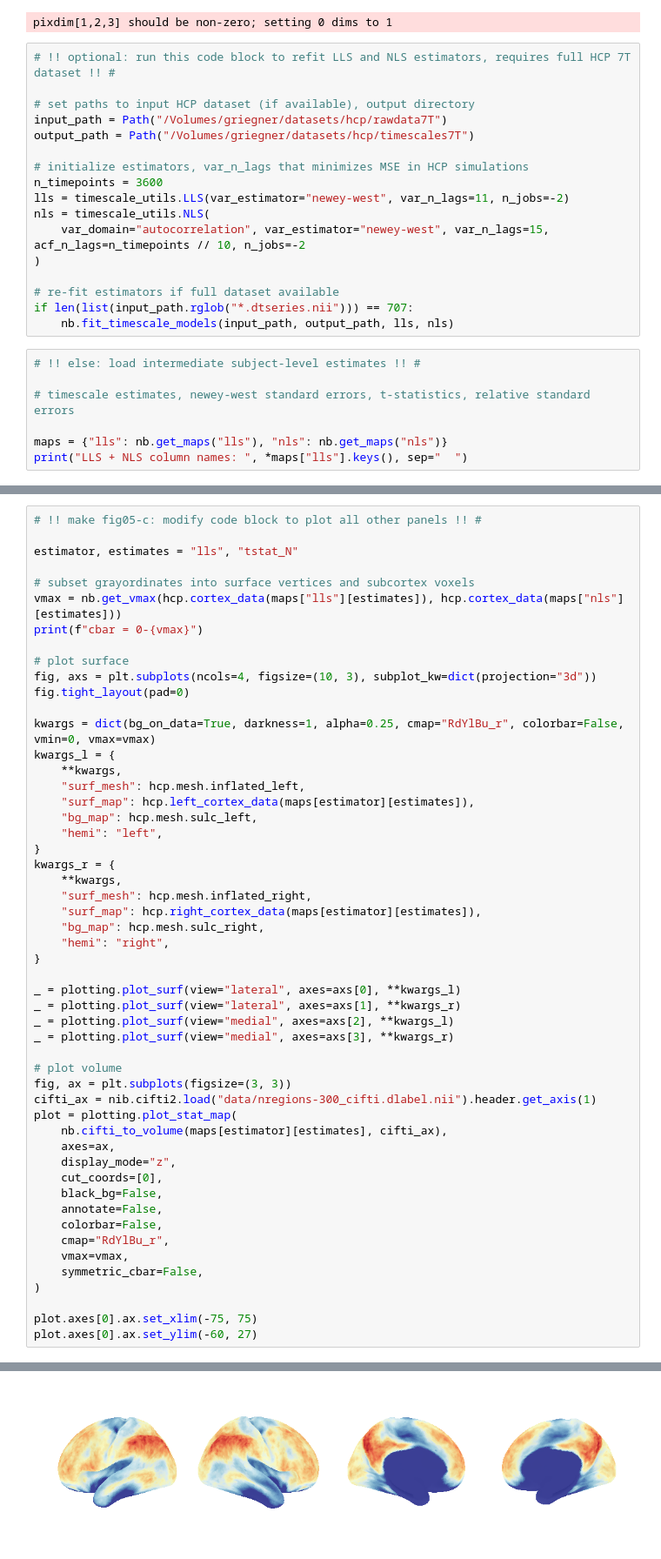
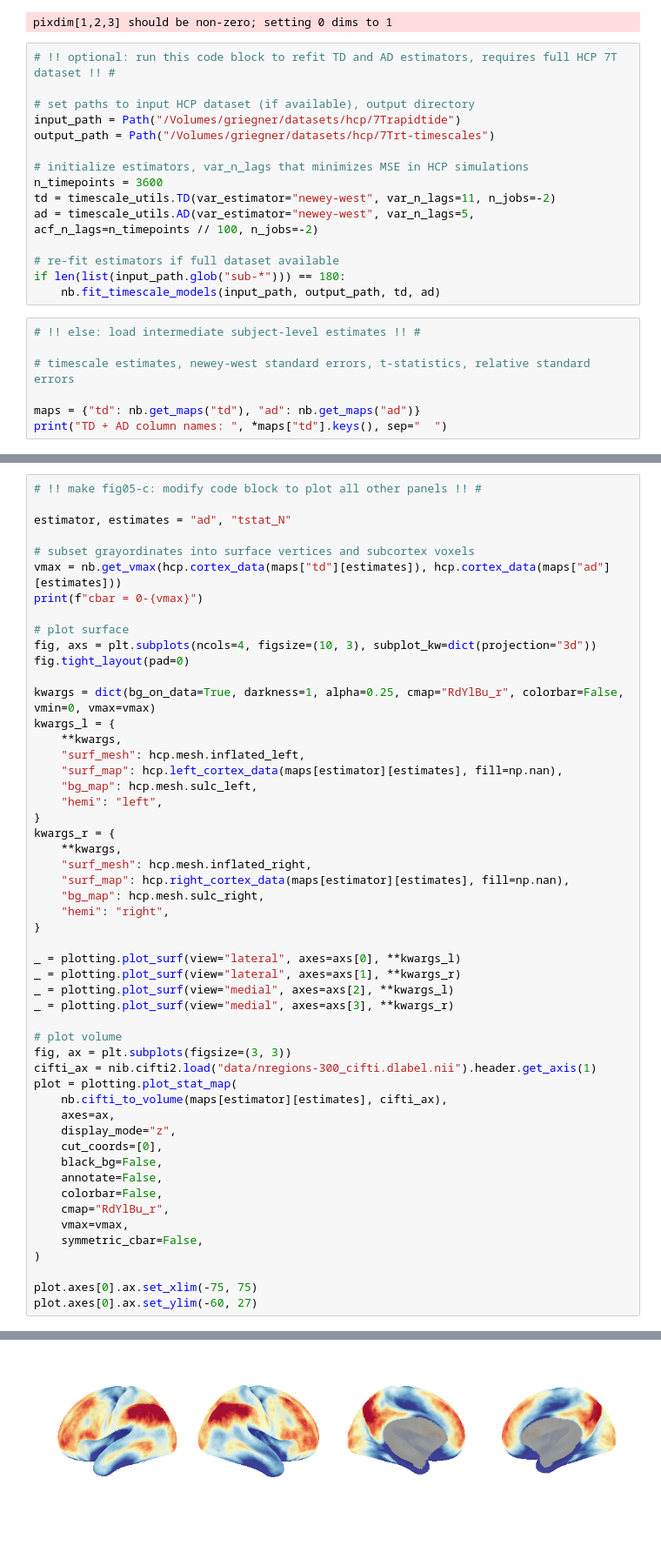
Before and after one commit to griegner/fmri-timescales, a Jupyter notebook: notebooks/fig04to05.ipynb, the cells around one changed output, grey strips where cells are left out. Shown at 87% size. Cells and saved outputs as stored; diff of their text form.

```diff
--- a/notebooks/fig04to05.ipynb
+++ b/notebooks/fig04to05.ipynb
@@ -13,27 +13,25 @@ from fmri_timescales import timescale_utils
 # %% [output]
 pixdim[1,2,3] should be non-zero; setting 0 dims to 1
 # %%
-# !! optional: run this code block to refit LLS and NLS estimators, requires full HCP 7T dataset !! #
+# !! optional: run this code block to refit TD and AD estimators, requires full HCP 7T dataset !! #
 
 # set paths to input HCP dataset (if available), output directory
-input_path = Path("/Volumes/griegner/datasets/hcp/rawdata7T")
-output_path = Path("/Volumes/griegner/datasets/hcp/timescales7T")
+input_path = Path("/Volumes/griegner/datasets/hcp/7Trapidtide")
+output_path = Path("/Volumes/griegner/datasets/hcp/7Trt-timescales")
 
 # initialize estimators, var_n_lags that minimizes MSE in HCP simulations
 n_timepoints = 3600
-lls = timescale_utils.LLS(var_estimator="newey-west", var_n_lags=11, n_jobs=-2)
-nls = timescale_utils.NLS(
-    var_domain="autocorrelation", var_estimator="newey-west", var_n_lags=15, acf_n_lags=n_timepoints // 10, n_jobs=-2
-)
+td = timescale_utils.TD(var_estimator="newey-west", var_n_lags=11, n_jobs=-2)
+ad = timescale_utils.AD(var_estimator="newey-west", var_n_lags=5, acf_n_lags=n_timepoints // 100, n_jobs=-2)
 
 # re-fit estimators if full dataset available
-if len(list(input_path.rglob("*.dtseries.nii"))) == 707:
-    nb.fit_timescale_models(input_path, output_path, lls, nls)
+if len(list(input_path.glob("sub-*"))) == 180:
+    nb.fit_timescale_models(input_path, output_path, td, ad)
 # %%
 # !! else: load intermediate subject-level estimates !! #
 
 # timescale estimates, newey-west standard errors, t-statistics, relative standard errors
 
-maps = {"lls": nb.get_maps("lls"), "nls": nb.get_maps("nls")}
-print("LLS + NLS column names: ", *maps["lls"].keys(), sep="  ")
+maps = {"td": nb.get_maps("td"), "ad": nb.get_maps("ad")}
+print("TD + AD column names: ", *maps["td"].keys(), sep="  ")
 # %% [output]
@@ -41,10 +39,10 @@ LLS + NLS column names:   tau  se(tau)  tstat  rse  tau_N  se(tau_N)  tstat_N  r
 # %%
 # !! make fig05-c: modify code block to plot all other panels !! #
 
-estimator, estimates = "lls", "tstat_N"
+estimator, estimates = "ad", "tstat_N"
 
 # subset grayordinates into surface vertices and subcortex voxels
-vmax = nb.get_vmax(hcp.cortex_data(maps["lls"][estimates]), hcp.cortex_data(maps["nls"][estimates]))
+vmax = nb.get_vmax(hcp.cortex_data(maps["td"][estimates]), hcp.cortex_data(maps["ad"][estimates]))
 print(f"cbar = 0-{vmax}")
 
 # plot surface
@@ -55,14 +53,14 @@ kwargs = dict(bg_on_data=True, darkness=1, alpha=0.25, cmap="RdYlBu_r", colorbar
 kwargs_l = {
     **kwargs,
     "surf_mesh": hcp.mesh.inflated_left,
-    "surf_map": hcp.left_cortex_data(maps[estimator][estimates]),
+    "surf_map": hcp.left_cortex_data(maps[estimator][estimates], fill=np.nan),
     "bg_map": hcp.mesh.sulc_left,
     "hemi": "left",
 }
 kwargs_r = {
     **kwargs,
     "surf_mesh": hcp.mesh.inflated_right,
-    "surf_map": hcp.right_cortex_data(maps[estimator][estimates]),
+    "surf_map": hcp.right_cortex_data(maps[estimator][estimates], fill=np.nan),
     "bg_map": hcp.mesh.sulc_right,
     "hemi": "right",
 }
@@ -95,2 +93,2 @@ cbar = 0-2.7
 (-60.0, 27.0)
-[figure, old version]
+[figure, new version]
```
Also changed, not shown: parts of 2 cells of this notebook, 20 other files.
